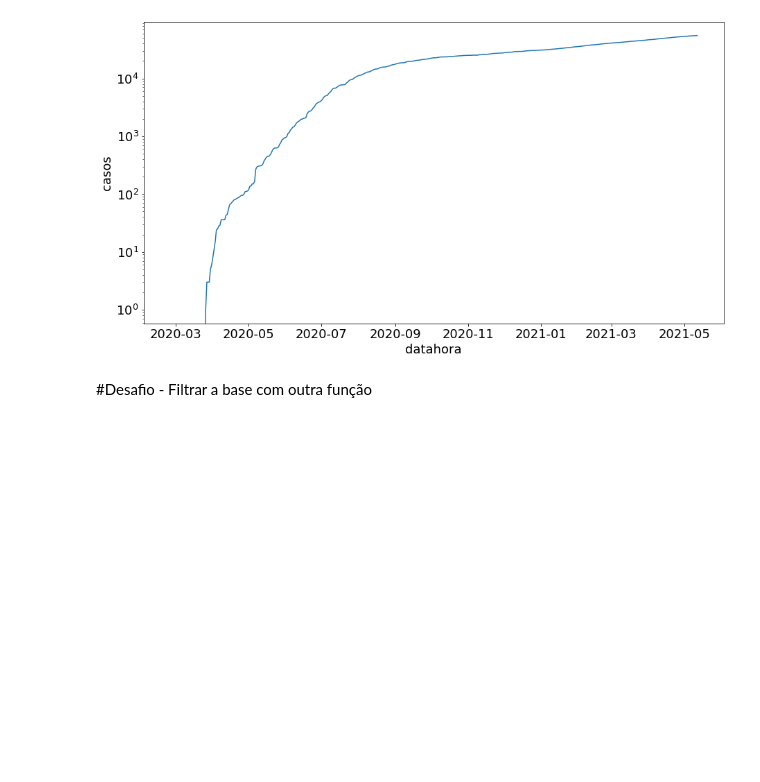
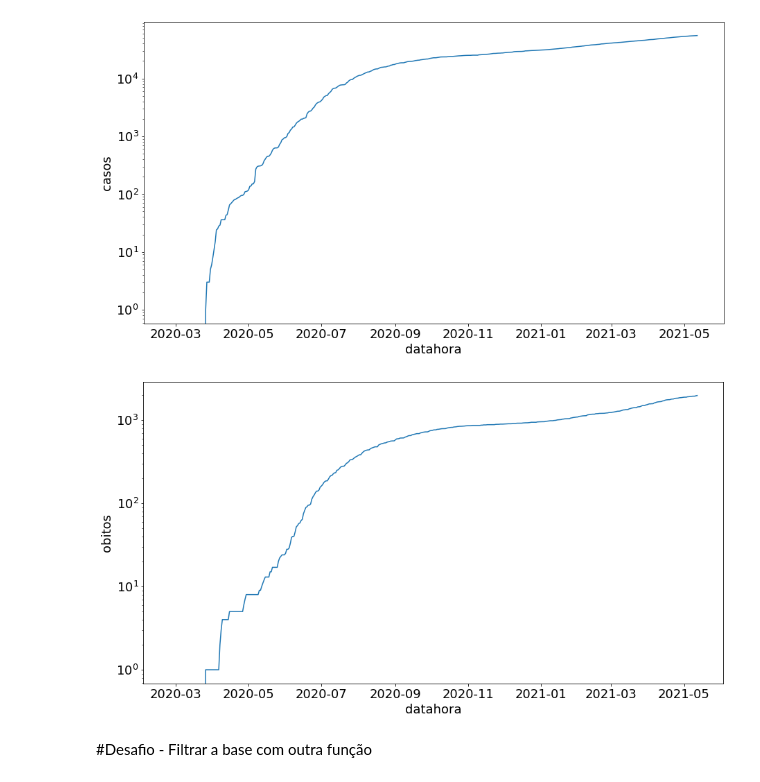
Before and after one commit to laugustovieira/prophet_covid, a Jupyter notebook: Desafio_modulo03_aula01.ipynb, the cells around one changed output. Cells and saved outputs as stored; diff of their text form; code cells hidden in the pictures; blank space fills up the shorter version.

```diff
--- a/Desafio_modulo03_aula01.ipynb
+++ b/Desafio_modulo03_aula01.ipynb
@@ -29,6 +30,11 @@ sns.lineplot(x="datahora",y="casos", data = dados_rp)
 mpl.pyplot.yscale("log")
 # %% [output]
 [figure]
+# %%
+sns.lineplot(x="datahora",y="obitos", data = dados_rp)
+mpl.pyplot.yscale("log")
+# %% [output]
+[figure, added]
 # %% [markdown]
 #Desafio - Filtrar a base com outra função
 # %%
```
Also changed, not shown: parts of 30 cells of this notebook.
